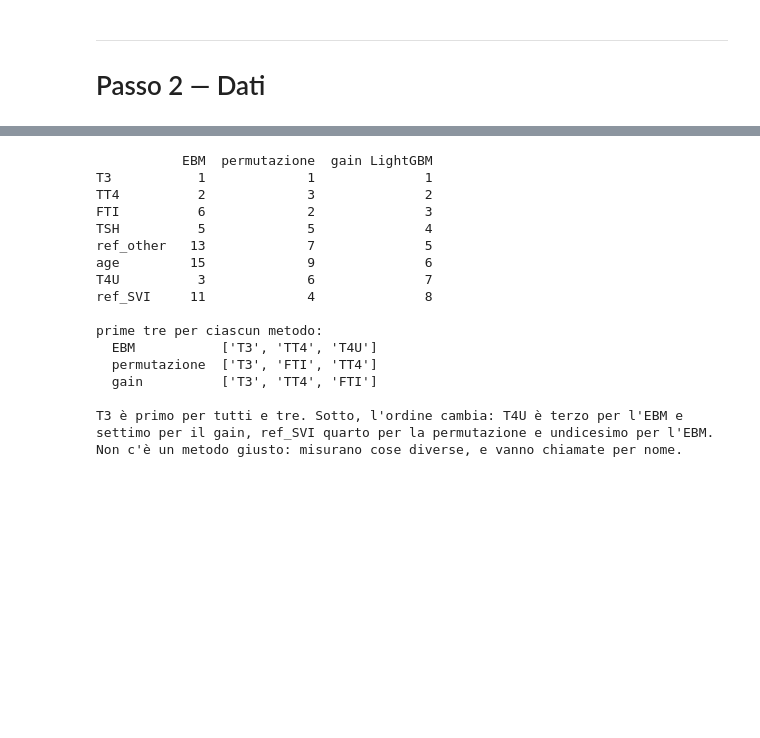
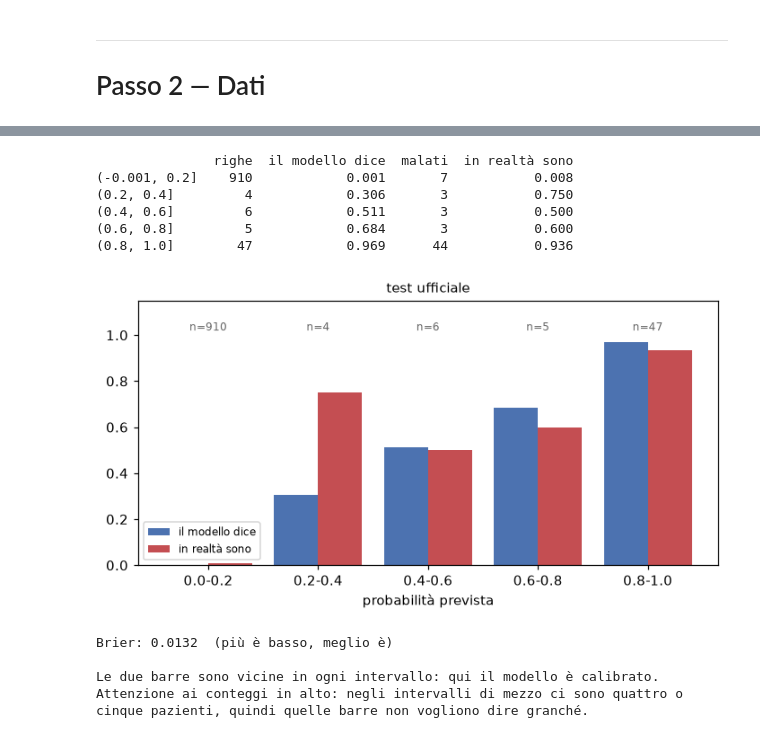
Before and after one commit to nunziati/zcs-ai-course-2026, a Jupyter notebook: lezione-2/lezione-2.ipynb, the cells around one changed output, grey strips where cells are left out. Drawn from its saved outputs; the diff is of its cells as text; code cells hidden in the pictures; blank space fills up the shorter version.

```diff
--- a/lezione-2/lezione-2.ipynb
+++ b/lezione-2/lezione-2.ipynb
@@ -374,45 +285,45 @@ non ereditato da una scelta di imputazione fatta a monte.
 # %%
-# Tre classifiche di importanza sullo stesso problema. Non concordano.
-from sklearn.inspection import permutation_importance
-import lightgbm as lgb
+# Calibrare vuol dire: quando il modello dice 30%, i malati sono davvero il 30%?
+# Si controlla dividendo le probabiltà in intervalli e contando dentro ognuno.
+BORDI = [0, 0.2, 0.4, 0.6, 0.8, 1.0]
 
-imp_ebm = pd.Series({t: float(np.abs(ebm.term_scores_[i][1:-1]).mean())
-                     for i, t in enumerate(ebm.term_names_)
-                     if "&" not in t}).sort_values(ascending=False)
+def bin_di_probabilita(y, p):
+    g = pd.DataFrame({"y": y, "p": p}).groupby(pd.cut(p, BORDI, include_lowest=True),
+                                               observed=False)
+    return pd.DataFrame({"righe": g.size(), "il modello dice": g.p.mean(),
+                         "malati": g.y.sum(), "in realtà sono": g.y.mean()})
 
-perm = permutation_importance(hgb, b, y_test, n_repeats=10, random_state=0, scoring="roc_auc")
-imp_perm = pd.Series(perm.importances_mean, index=X_test.columns).sort_values(ascending=False)
+def disegna_bin(ax, tabella, titolo):
+    x = np.arange(len(tabella))
+    ax.bar(x - 0.2, tabella["il modello dice"], 0.4, color="#4c72b0", label="il modello dice")
+    ax.bar(x + 0.2, tabella["in realtà sono"], 0.4, color="#c44e52", label="in realtà sono")
+    for i, n in enumerate(tabella["righe"]):
+        ax.text(i, 1.02, f"n={n}", ha="center", fontsize=8, color="0.4")
+    ax.set_xticks(x); ax.set_xticklabels([f"{a:.1f}-{b:.1f}" for a, b in zip(BORDI, BORDI[1:])])
+    ax.set_ylim(0, 1.15); ax.set_title(titolo, fontsize=10)
+    ax.set_xlabel("probabilità prevista"); ax.legend(fontsize=8)
 
-gbm = lgb.LGBMClassifier(verbose=-1, random_state=0).fit(X_train, y_train)
-imp_gain = pd.Series(gbm.booster_.feature_importance("gain"),
-                     index=X_train.columns).sort_values(ascending=False)
+tabella = bin_di_probabilita(y_test, p_albero)
+print(tabella.round(3).to_string())
 
-classifica = pd.DataFrame({"EBM": imp_ebm.rank(ascending=False),
-                           "permutazione": imp_perm.rank(ascending=False),
-                           "gain LightGBM": imp_gain.rank(ascending=False)})
-print(classifica.loc[imp_gain.index[:8]].astype(int).to_string())
-print("\nprime tre per ciascun metodo:")
-for nome, s in [("EBM", imp_ebm), ("permutazione", imp_perm), ("gain", imp_gain)]:
-    print(f"  {nome:13s} {list(s.index[:3])}")
-print("\nT3 è primo per tutti e tre. Sotto, l'ordine cambia: T4U è terzo per l'EBM e")
-print("settimo per il gain, ref_SVI quarto per la permutazione e undicesimo per l'EBM.")
-print("Non c'è un metodo giusto: misurano cose diverse, e vanno chiamate per nome.")
+fig, ax = plt.subplots(figsize=(6.5, 3.6))
+disegna_bin(ax, tabella, "test ufficiale")
+plt.tight_layout(); plt.show()
+
+print(f"\nBrier: {brier_score_loss(y_test, p_albero):.4f}  (più è basso, meglio è)")
+print("\nLe due barre sono vicine in ogni intervallo: qui il modello è calibrato.")
+print("Attenzione ai conteggi in alto: negli intervalli di mezzo ci sono quattro o")
+print("cinque pazienti, quindi quelle barre non vogliono dire granché.")
 # %% [output]
-           EBM  permutazione  gain LightGBM
-T3           1             1              1
-TT4          2             3              2
-FTI          6             2              3
-TSH          5             5              4
-ref_other   13             7              5
-age         15             9              6
-T4U          3             6              7
-ref_SVI     11             4              8
-
-prime tre per ciascun metodo:
-  EBM           ['T3', 'TT4', 'T4U']
-  permutazione  ['T3', 'FTI', 'TT4']
-  gain          ['T3', 'TT4', 'FTI']
-
-T3 è primo per tutti e tre. Sotto, l'ordine cambia: T4U è terzo per l'EBM e
-settimo per il gain, ref_SVI quarto per la permutazione e undicesimo per l'EBM.
-Non c'è un metodo giusto: misurano cose diverse, e vanno chiamate per nome.
+               righe  il modello dice  malati  in realtà sono
+(-0.001, 0.2]    910            0.001       7           0.008
+(0.2, 0.4]         4            0.306       3           0.750
+(0.4, 0.6]         6            0.511       3           0.500
+(0.6, 0.8]         5            0.684       3           0.600
+(0.8, 1.0]        47            0.969      44           0.936
+[figure, added]
+Brier: 0.0132  (più è basso, meglio è)
+
+Le due barre sono vicine in ogni intervallo: qui il modello è calibrato.
+Attenzione ai conteggi in alto: negli intervalli di mezzo ci sono quattro o
+cinque pazienti, quindi quelle barre non vogliono dire granché.
```
Also changed, not shown: parts of 28 cells of this notebook, 1 other file.
